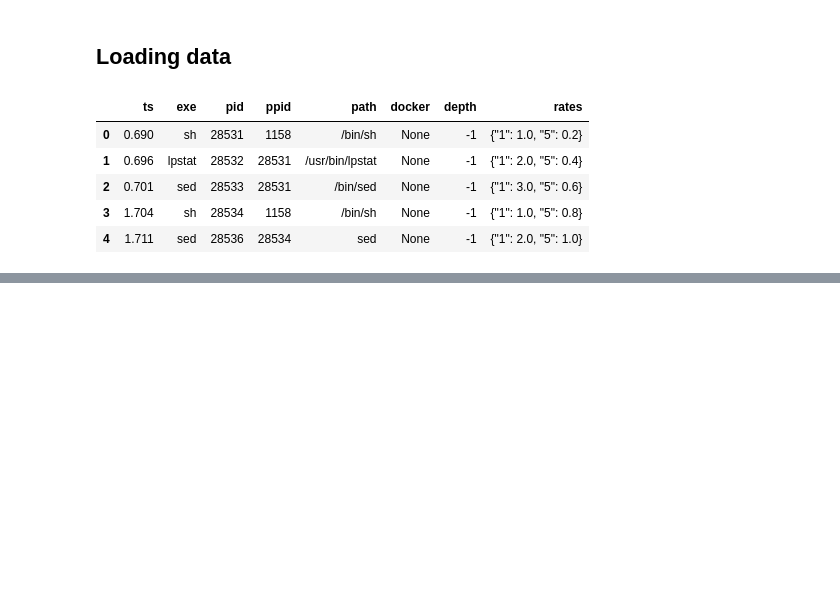
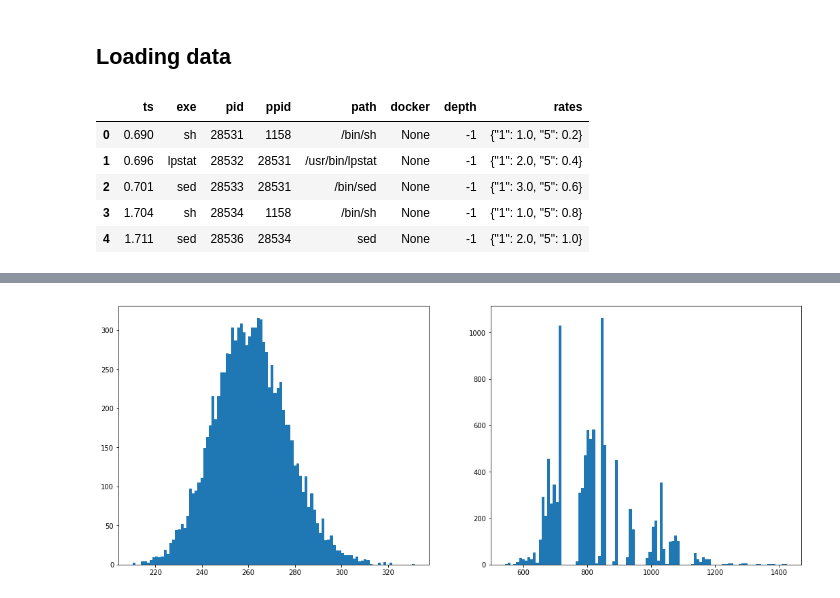
Before and after one commit to alivalehi/challenge1, a Jupyter notebook: preprocessing.ipynb, the cells around one changed output, grey strips where cells are left out. Saved outputs shown, nothing was run; the diff lists cells and outputs as text; code cells hidden in the pictures; blank space fills up the shorter version.

```diff
--- a/preprocessing.ipynb
+++ b/preprocessing.ipynb
@@ -59,0 +108,20 @@ df_tcplife.describe()
+# %%
+np.percentile(np.array(df_tcplife.dur),99)
+
+#use bootstrapping to approximate the real distribution of "dur"
+bootstrapping_dist = np.zeros(10000)
+tile_dist = np.zeros(10000)
+for i in range(10000):
+    X = resample(np.array(df_tcplife.dur), replace=True)
+    bootstrapping_dist[i] = np.mean(X)
+    tile_dist[i] = np.percentile(X,95)
+
+
+f, (ax1, ax2) = plt.subplots(1, 2,figsize=(18,7))
+ax1.hist(bootstrapping_dist,bins=100)
+#ax1.title('bootstrapping of mean')
+ax2.hist(tile_dist,bins=100)
+#ax2.title('bootstrapping of 99-percentile')
+plt.show()
+# %% [output]
+[figure, added]
```
Also changed, not shown: parts of 9 cells of this notebook.
